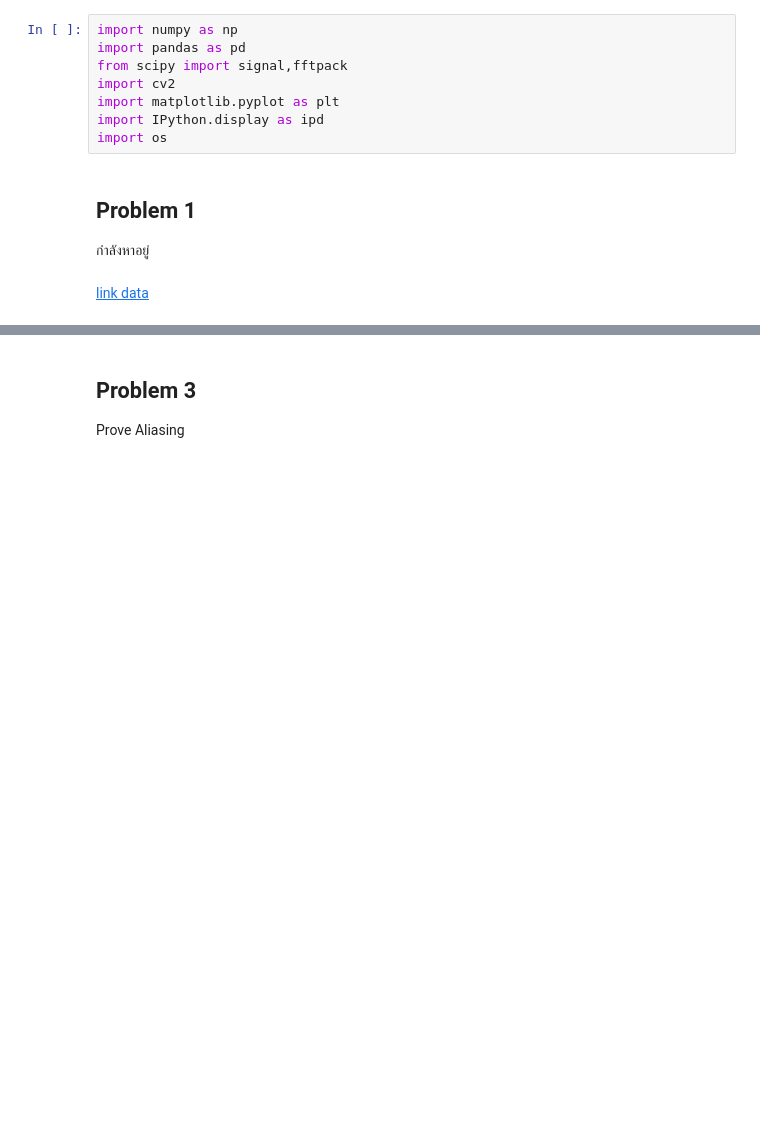
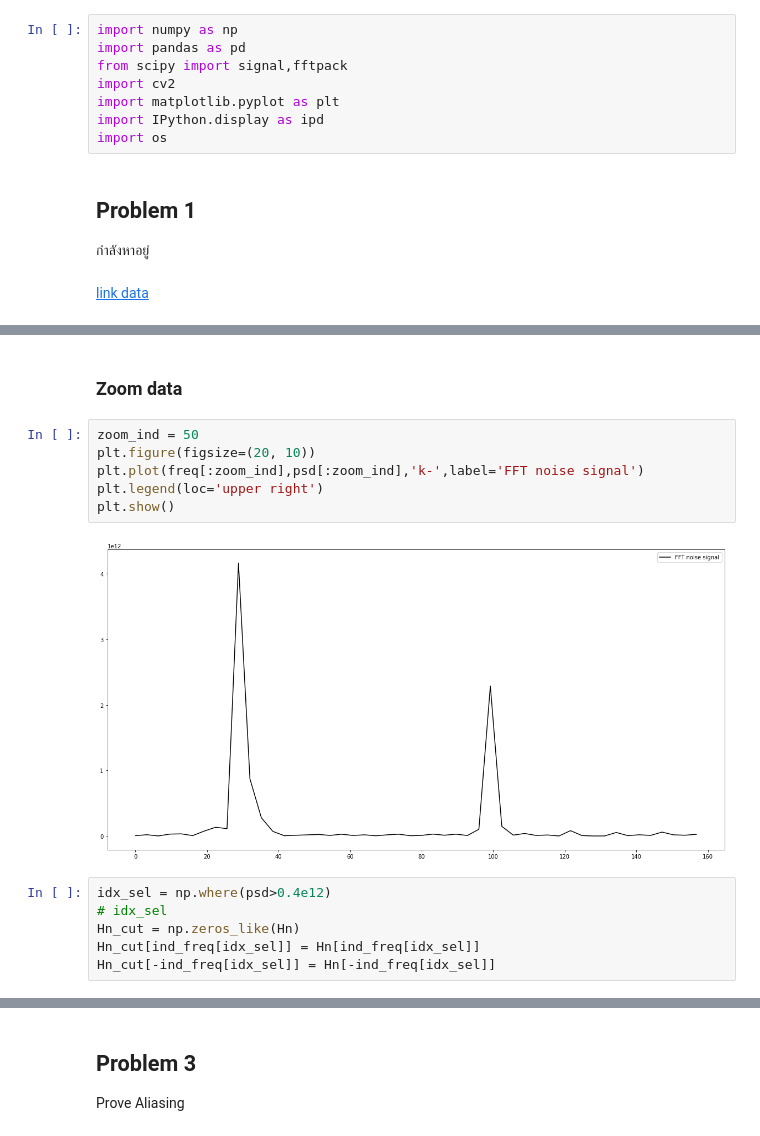
Before and after one commit to Pataweepr/ComEngMath2, a Jupyter notebook: (ComEngMath2)Lab7.ipynb, the cells around one changed output, grey strips where cells are left out. Cells and saved outputs as stored; diff of their text form; blank space fills up the shorter version.

```diff
--- a/(ComEngMath2)Lab7.ipynb
+++ b/(ComEngMath2)Lab7.ipynb
@@ -18,0 +88,16 @@ analysis sound
+# %% [markdown]
+### Zoom data
+# %%
+zoom_ind = 50
+plt.figure(figsize=(20, 10))
+plt.plot(freq[:zoom_ind],psd[:zoom_ind],'k-',label='FFT noise signal')
+plt.legend(loc='upper right')
+plt.show()
+# %% [output]
+[figure, added]
+# %%
+idx_sel = np.where(psd>0.4e12)
+# idx_sel
+Hn_cut = np.zeros_like(Hn)
+Hn_cut[ind_freq[idx_sel]] = Hn[ind_freq[idx_sel]]
+Hn_cut[-ind_freq[idx_sel]] = Hn[-ind_freq[idx_sel]]
```
Also changed, not shown: parts of 18 cells of this notebook.
